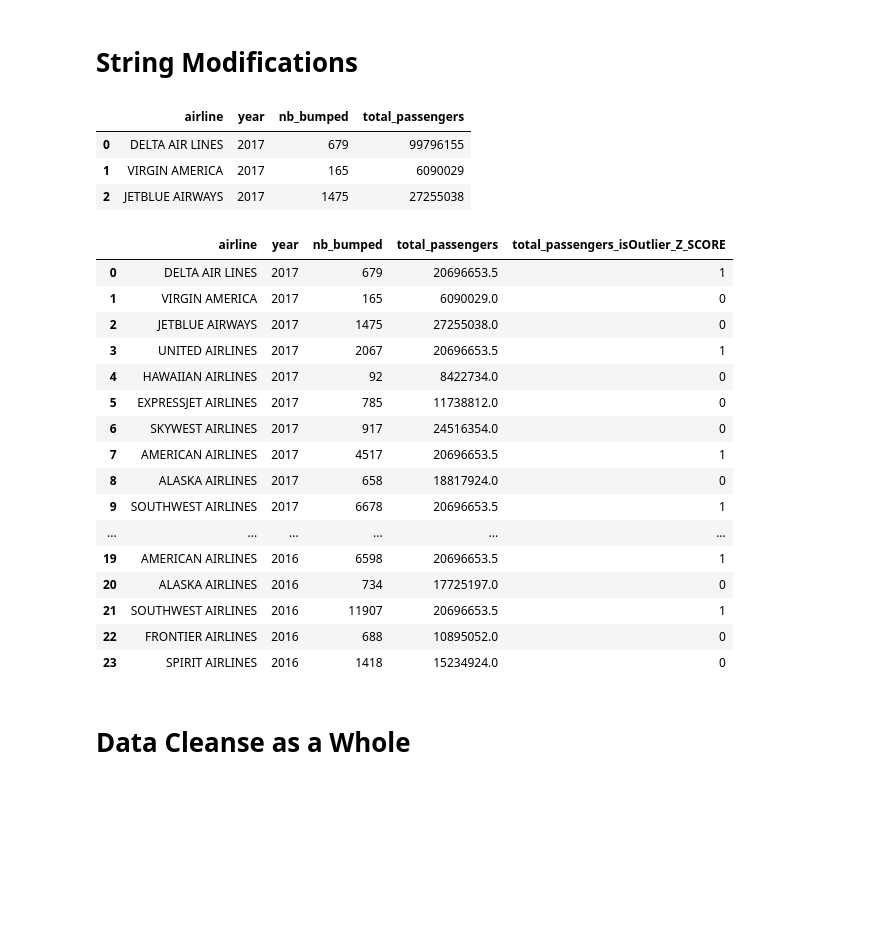
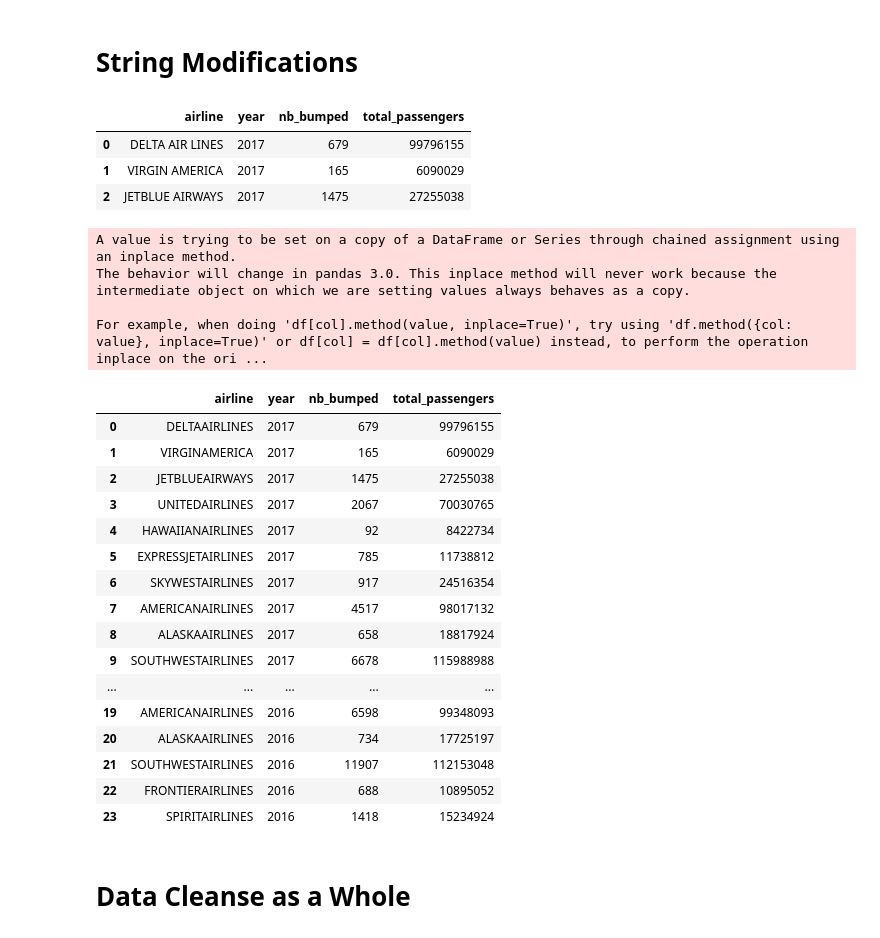
Before and after one commit to AhmedMostafa16/PrediKit, a Jupyter notebook: examples/02_Data_Preperation.ipynb, the cells around one changed output. Cells and saved outputs as stored; diff of their text form; code cells hidden in the pictures; blank space fills up the shorter version.

```diff
--- a/examples/02_Data_Preperation.ipynb
+++ b/examples/02_Data_Preperation.ipynb
@@ -329,53 +324,57 @@ unwrap_value_or_error(res)
 #         "#A nd@rea$",
 #         "Rose",
 #         "L0ind9a",
 #         "P!e1t@e_r",
 #         "M+e - g$",
 #     ],
 #     "Age": [np.nan, 200, 25, 50, np.nan, 50],
 #     "Credit": [np.nan, 400, np.nan, 200_00_00, 1_000_000, np.nan],
 # }
 # df = pk.DataFrameParser(data)
 
 
 df = init_df_sample(2)
 
 sop = pk.StringOperationsProcessor(
-    "title",
+    case_modifier=pk.CaseModifyingMethod.UPPER,
     trim=True,
     remove_letters=False,
     remove_whitespace=True,
     remove_numbers=True,
     remove_punctuation=True,
     verbose=False,
 )
 
 
 display(df.head(3))
-# result = sop.fit_transform(df, columns=["year"])
-unwrap_value_or_error(result)
+df = sop.fit_transform(df)
+df
 # %% [output]
 |  | airline | year | nb_bumped | total_passengers |
 | 0 | DELTA AIR LINES | 2017 | 679 | 99796155 |
 | 1 | VIRGIN AMERICA | 2017 | 165 | 6090029 |
 | 2 | JETBLUE AIRWAYS | 2017 | 1475 | 27255038 |
+A value is trying to be set on a copy of a DataFrame or Series through chained assignment using an inplace method.
+The behavior will change in pandas 3.0. This inplace method will never work because the intermediate object on which we are setting values always behaves as a copy.
+
+For example, when doing 'df[col].method(value, inplace=True)', try using 'df.method({col: value}, inplace=True)' or df[col] = df[col].method(value) instead, to perform the operation inplace on the ori ...
-|  | airline | year | nb_bumped | total_passengers | total_passengers_isOutlier_Z_SCORE |
-| 0 | DELTA AIR LINES | 2017 | 679 | 20696653.5 | 1 |
-| 1 | VIRGIN AMERICA | 2017 | 165 | 6090029.0 | 0 |
-| 2 | JETBLUE AIRWAYS | 2017 | 1475 | 27255038.0 | 0 |
-| 3 | UNITED AIRLINES | 2017 | 2067 | 20696653.5 | 1 |
-| 4 | HAWAIIAN AIRLINES | 2017 | 92 | 8422734.0 | 0 |
-| 5 | EXPRESSJET AIRLINES | 2017 | 785 | 11738812.0 | 0 |
-| 6 | SKYWEST AIRLINES | 2017 | 917 | 24516354.0 | 0 |
-| 7 | AMERICAN AIRLINES | 2017 | 4517 | 20696653.5 | 1 |
-| 8 | ALASKA AIRLINES | 2017 | 658 | 18817924.0 | 0 |
-| 9 | SOUTHWEST AIRLINES | 2017 | 6678 | 20696653.5 | 1 |
-| ... | ... | ... | ... | ... | ... |
-| 19 | AMERICAN AIRLINES | 2016 | 6598 | 20696653.5 | 1 |
-| 20 | ALASKA AIRLINES | 2016 | 734 | 17725197.0 | 0 |
-| 21 | SOUTHWEST AIRLINES | 2016 | 11907 | 20696653.5 | 1 |
-| 22 | FRONTIER AIRLINES | 2016 | 688 | 10895052.0 | 0 |
-| 23 | SPIRIT AIRLINES | 2016 | 1418 | 15234924.0 | 0 |
+|  | airline | year | nb_bumped | total_passengers |
+| 0 | DELTAAIRLINES | 2017 | 679 | 99796155 |
+| 1 | VIRGINAMERICA | 2017 | 165 | 6090029 |
+| 2 | JETBLUEAIRWAYS | 2017 | 1475 | 27255038 |
+| 3 | UNITEDAIRLINES | 2017 | 2067 | 70030765 |
+| 4 | HAWAIIANAIRLINES | 2017 | 92 | 8422734 |
+| 5 | EXPRESSJETAIRLINES | 2017 | 785 | 11738812 |
+| 6 | SKYWESTAIRLINES | 2017 | 917 | 24516354 |
+| 7 | AMERICANAIRLINES | 2017 | 4517 | 98017132 |
+| 8 | ALASKAAIRLINES | 2017 | 658 | 18817924 |
+| 9 | SOUTHWESTAIRLINES | 2017 | 6678 | 115988988 |
+| ... | ... | ... | ... | ... |
+| 19 | AMERICANAIRLINES | 2016 | 6598 | 99348093 |
+| 20 | ALASKAAIRLINES | 2016 | 734 | 17725197 |
+| 21 | SOUTHWESTAIRLINES | 2016 | 11907 | 112153048 |
+| 22 | FRONTIERAIRLINES | 2016 | 688 | 10895052 |
+| 23 | SPIRITAIRLINES | 2016 | 1418 | 15234924 |
 # %% [markdown]
 # Data Cleanse as a Whole
 # %%
```
Also changed, not shown: parts of 11 cells of this notebook, 11 other files.
